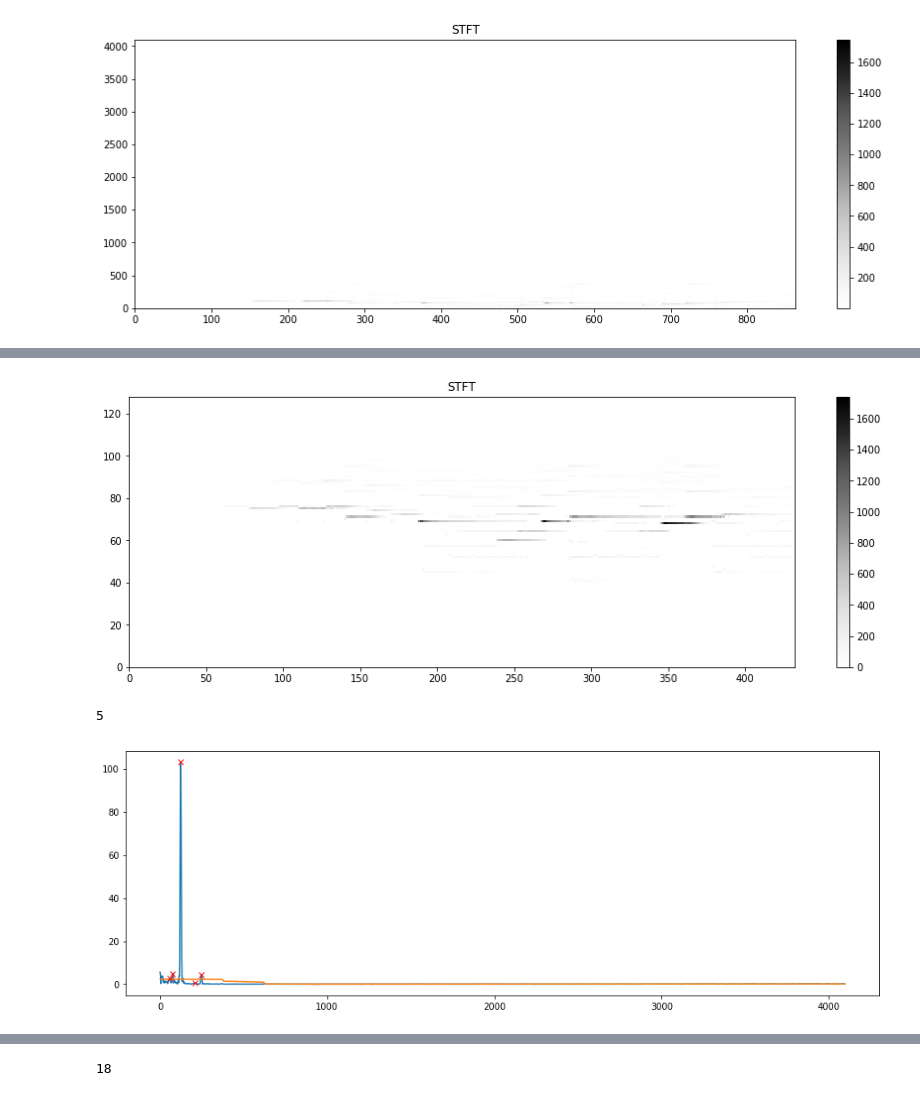
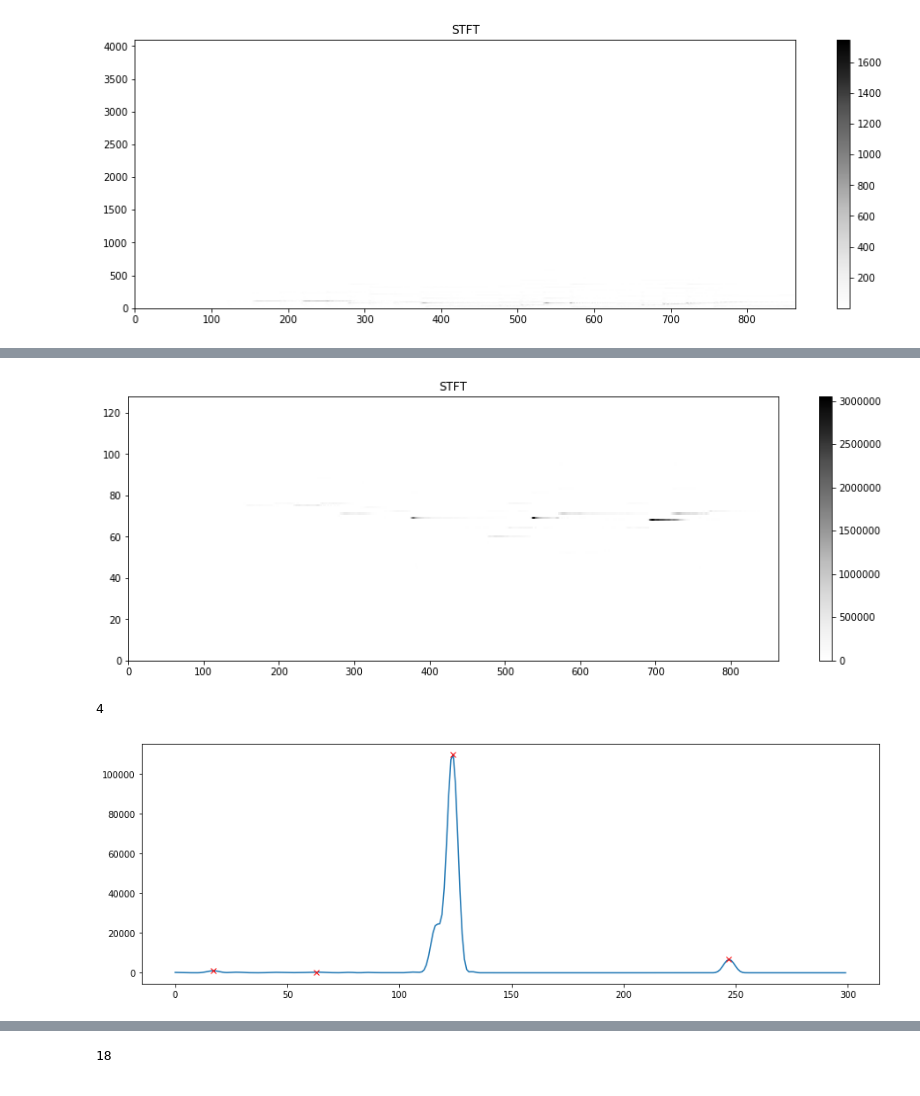
Before and after one commit to TheMumbler/FYP-Music-Tool, a Jupyter notebook: src/peakpick.ipynb, the cells around one changed output, grey strips where cells are left out. Saved outputs shown, nothing was run; the diff lists cells and outputs as text; code cells hidden in the pictures.

Commit message:
added more images to blog

```diff
--- a/src/peakpick.ipynb
+++ b/src/peakpick.ipynb
@@ -45,7 +56,8 @@ def log_spec(spect, bins=128):
 # %%
 _, _, x = signal.stft(song, nperseg=2048, nfft=8192, noverlap=1792)  # 1792/1920
 plt.figure(figsize=(15, 5))
-# x, _ = utils.magphase(x)
+x, _ = utils.magphase(x)
+# x = x **2
 spectral.display(x)
 # %% [output]
 [figure]
@@ -88,18 +100,18 @@ plt.figure(figsize=(15, 5))
 # x, _ = utils.magphase(x)
 spectral.display(log)
 # %% [output]
-[figure, old version]
+[figure, new version]
 # %%
-frame = np.abs(x[:, 150])
+frame = np.abs(x[:, 200])
 plt.figure(figsize=(15, 5))
-plt.plot(frame)
+plt.plot(frame[:300])
 avg = uniform_filter1d(frame, 1000)
 maxi = maximum_filter(frame, 30)
 peaks, _ = signal.find_peaks(frame, height=maxi, prominence=np.mean(frame))
-plt.plot(avg)
+# plt.plot(avg)
 # plt.plot(maxi)
 plt.plot(peaks, frame[peaks], "x", color="red")
 print(len(peaks))
 # %% [output]
-5
+4
-[figure, old version]
+[figure, new version]
```
Also changed, not shown: parts of 4 cells of this notebook, 4 other files.
